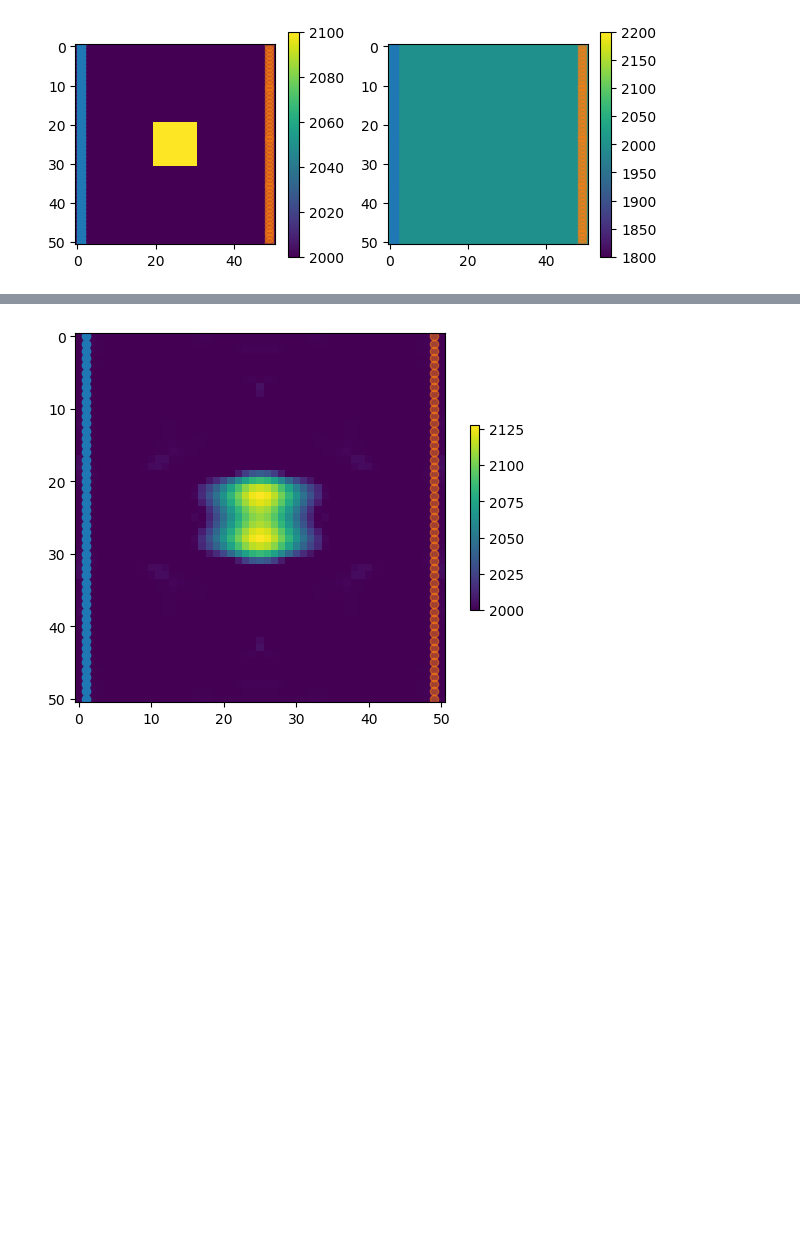
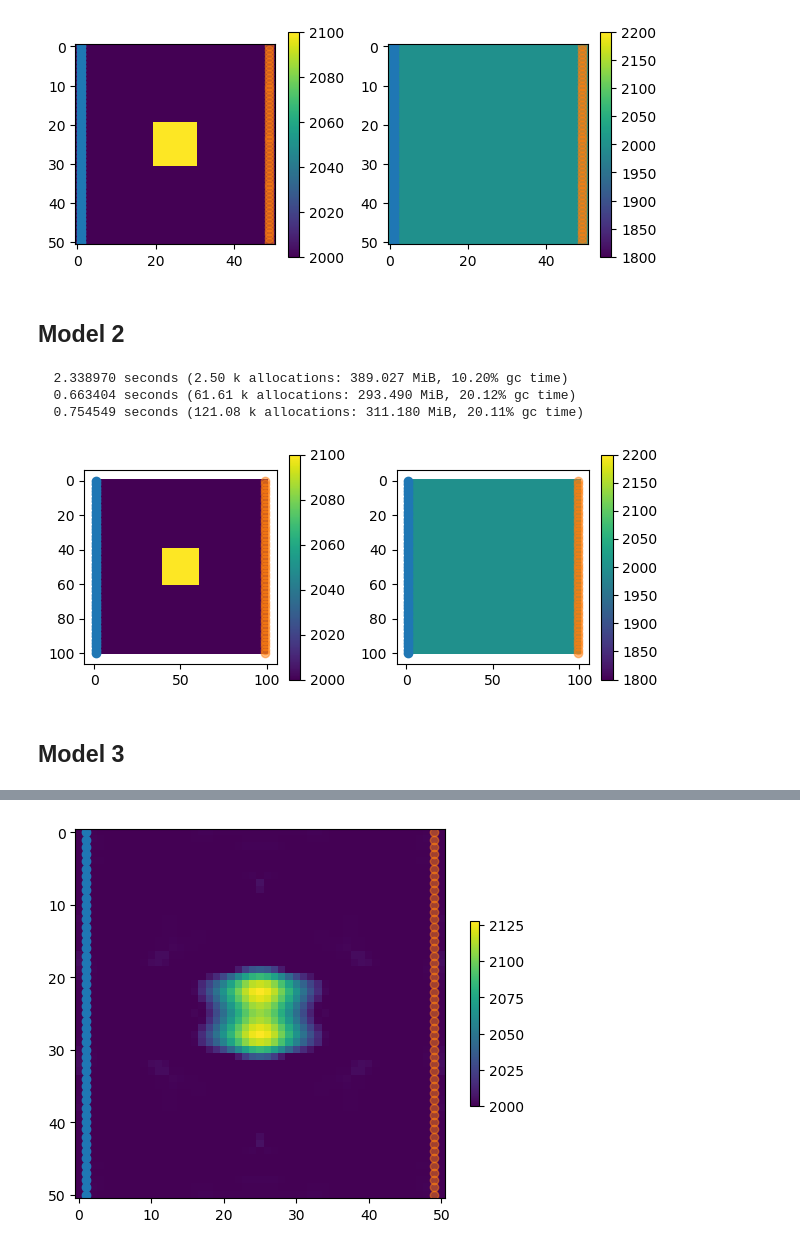
Before and after one commit to zzar43/FWI_Prog, a Jupyter notebook: prog1.ipynb, the cells around one changed output, grey strips where cells are left out. Saved outputs shown, nothing was run; the diff lists cells and outputs as text; code cells hidden in the pictures; blank space fills up the shorter version.

```diff
--- a/prog1.ipynb
+++ b/prog1.ipynb
@@ -51,2 +115,58 @@ draw_model2(vel_ex, vel0_ex, model, vertial=false)
 # %% [output]
 [figure]
+# %% [markdown]
+## Model 2
+# %%
+Nx = 101; Ny = 101;
+dx = 10; dy = 10;
+pml_len = 20;
+Nx_pml = Nx + 2*pml_len;
+Ny_pml = Ny + 2*pml_len;
+
+coor_source = ones(Int, 51, 2);
+source = -1 .* ones(51);
+
+for i = 1:51
+    coor_source[i,1] = (i-1)*2+1;
+    coor_source[i,2] = 2;
+end
+
+coor_receiver = ones(Int,51, 2);
+for i = 1:51
+    coor_receiver[i,1] =  (i-1)*2+1;
+    coor_receiver[i,2] = 100;
+end
+
+model2 = Model(Nx, Ny, dx, dy, coor_source, source, coor_receiver, pml_len);
+
+vel0 = 2000*ones(model2.Nx, model2.Ny);
+vel = 2000*ones(model2.Nx, model2.Ny);
+vel[41:61, 41:61] .= 2100;
+vel0_ex = extend_vel(vel0, model2);
+vel_ex = extend_vel(vel, model2);
+
+vel_ex2 = reshape(vel_ex, Nx_pml*Ny_pml)
+vel0_ex2 = reshape(vel0_ex, Nx_pml*Ny_pml);
+
+Pr = make_projection_op(model2);
+fre = 10;
+A = make_diff_op(vel_ex2, model2, fre);
+q = make_source_vec(model2);
+u = A \ q;
+d = Pr * u;
+
+lambda = 1;
+Nr, R = pivot_mat(model2);
+@time f, g = compute_gradient_lbfgsb(vel0_ex2, model2, fre, d, q, Pr);
+@time f, g = compute_gradient_penalty(vel0_ex2, model2, fre, d, q, Pr, lambda);
+@time f, g = compute_gradient_partial(vel0_ex2, model2, fre, d, q, Pr, Nr, R);
+# %% [output]
+  2.338970 seconds (2.50 k allocations: 389.027 MiB, 10.20% gc time)
+  0.663404 seconds (61.61 k allocations: 293.490 MiB, 20.12% gc time)
+  0.754549 seconds (121.08 k allocations: 311.180 MiB, 20.11% gc time)
+# %%
+draw_model2(vel_ex2, vel0_ex2, model2, vertial=false)
+# %% [output]
+[figure, added]
+# %% [markdown]
+## Model 3
```
Also changed, not shown: parts of 40 cells of this notebook, 2 other files.
